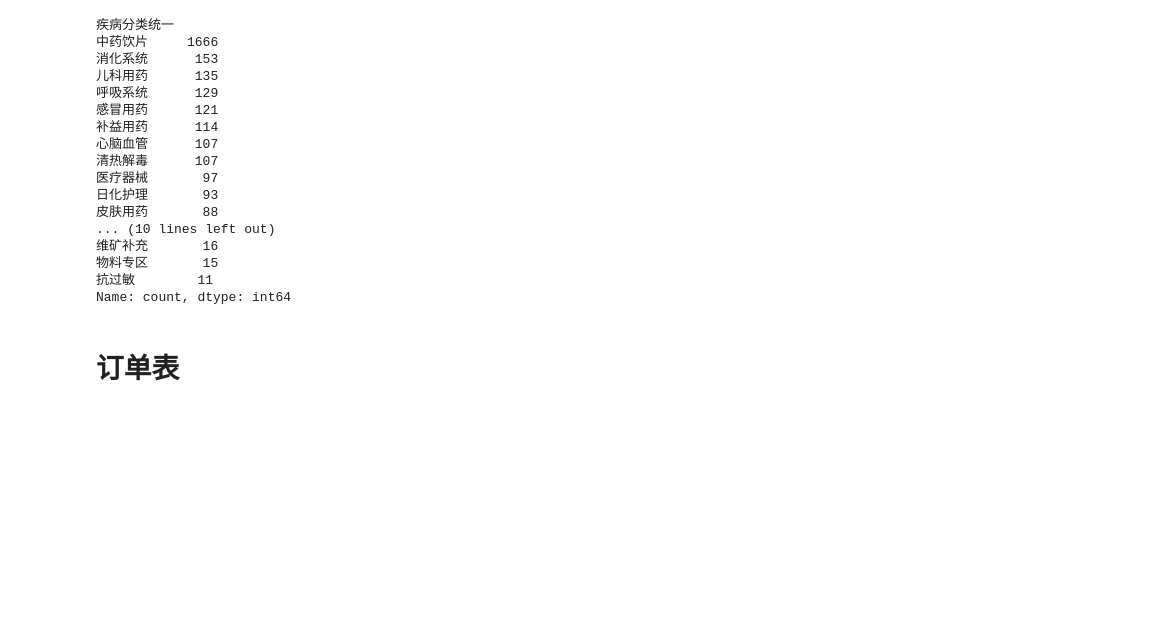
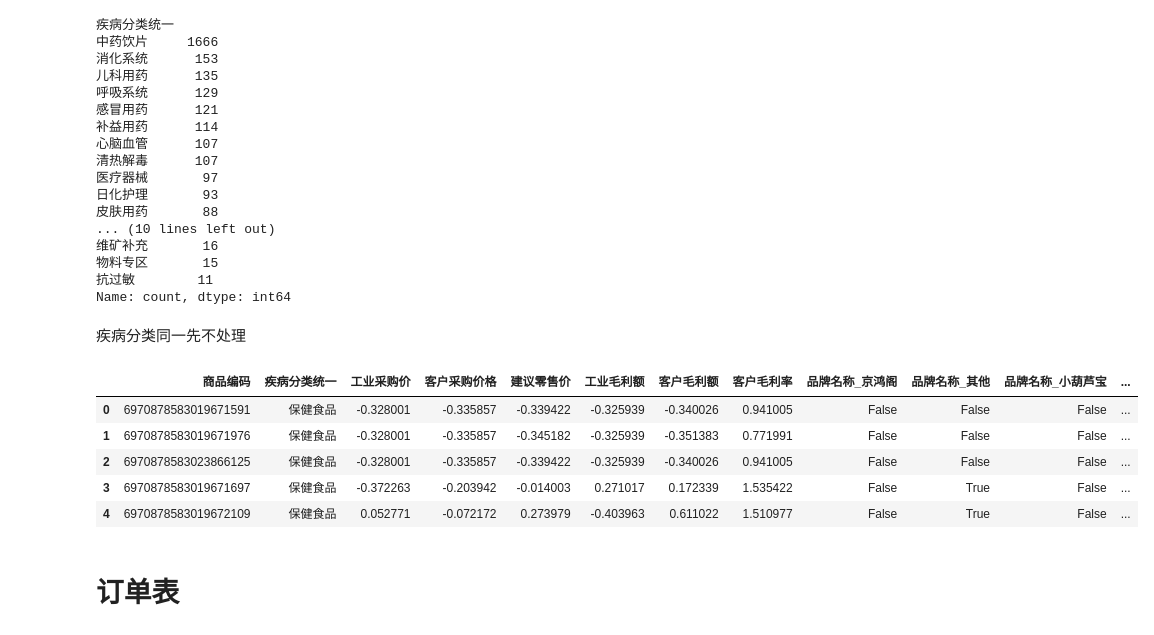
Before and after one commit to Aegis1863/10th-Statistical-Modeling-Competition, a Jupyter notebook: notebook/data_preparation.ipynb, the cells around one changed output. Cells and saved outputs as stored; diff of their text form; code cells hidden in the pictures; blank space fills up the shorter version.

```diff
--- a/notebook/data_preparation.ipynb
+++ b/notebook/data_preparation.ipynb
@@ -534,8 +554,23 @@ com['疾病分类统一'].value_counts()
 物料专区       15
 抗过敏        11
 Name: count, dtype: int64
+# %% [markdown]
+疾病分类同一先不处理
 # %%
-com.drop(['疾病分类统一'], axis=1, inplace=True)
+# com.drop(['疾病分类统一'], axis=1, inplace=True)
+# %%
+com.iloc[:, 2: 8] = \
+    (com.iloc[:, 2: 8] - com.iloc[:, 2: 8].mean(axis=0)) / \
+        com.iloc[:, 2: 8].std(axis=0)
+# %%
+com.head()
+# %% [output]
+|  | 商品编码 | 疾病分类统一 | 工业采购价 | 客户采购价格 | 建议零售价 | 工业毛利额 | 客户毛利额 | 客户毛利率 | 品牌名称_京鸿阁 | 品牌名称_其他 | 品牌名称_小葫芦宝 | ... |
+| 0 | 6970878583019671591 | 保健食品 | -0.328001 | -0.335857 | -0.339422 | -0.325939 | -0.340026 | 0.941005 | False | False | False | ... |
+| 1 | 6970878583019671976 | 保健食品 | -0.328001 | -0.335857 | -0.345182 | -0.325939 | -0.351383 | 0.771991 | False | False | False | ... |
+| 2 | 6970878583023866125 | 保健食品 | -0.328001 | -0.335857 | -0.339422 | -0.325939 | -0.340026 | 0.941005 | False | False | False | ... |
+| 3 | 6970878583019671697 | 保健食品 | -0.372263 | -0.203942 | -0.014003 | 0.271017 | 0.172339 | 1.535422 | False | True | False | ... |
+| 4 | 6970878583019672109 | 保健食品 | 0.052771 | -0.072172 | 0.273979 | -0.403963 | 0.611022 | 1.510977 | False | True | False | ... |
 # %%
 com.to_csv('../data/commodity_m1.csv', index=False, encoding='utf-8-sig')
 # %% [markdown]
```
Also changed, not shown: parts of 17 cells of this notebook, 7 other files.
